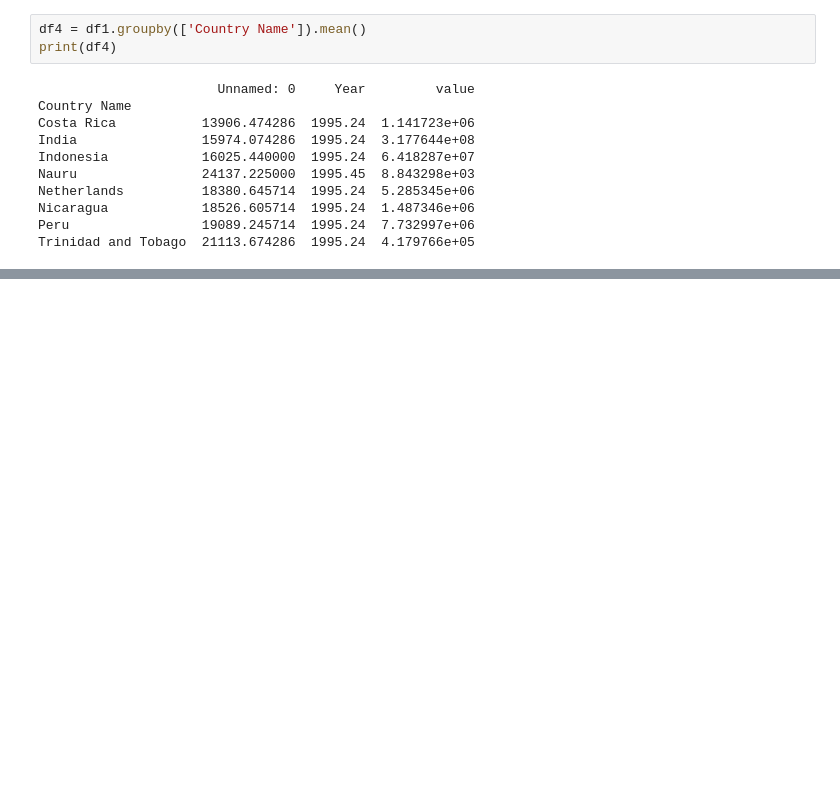
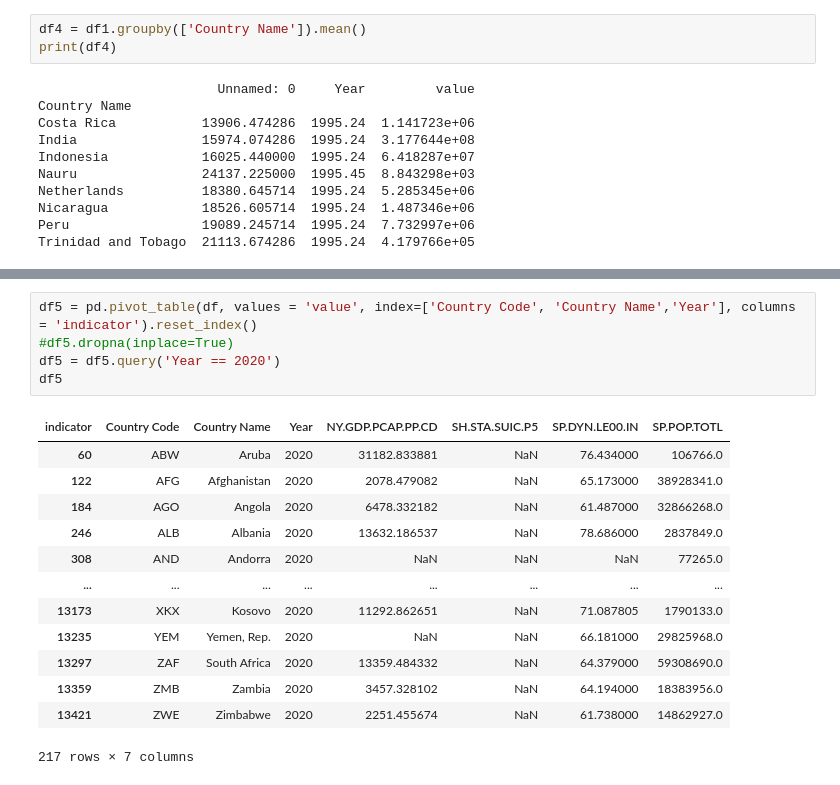
Before and after one commit to sowmith8899/data690_skola2, a Jupyter notebook: assignment_07/assignment_07.ipynb, the cells around one changed output, grey strips where cells are left out. Drawn from its saved outputs; the diff is of its cells as text; blank space fills up the shorter version.

```diff
--- a/assignment_07/assignment_07.ipynb
+++ b/assignment_07/assignment_07.ipynb
@@ -223,3 +223,22 @@ fig = px.line(df1, x='Year', y='value',color='Country Name',title='GDP rate of s
 fig.show()
 # %% [output]
 [interactive output not drawn]
+# %%
+df5 = pd.pivot_table(df, values = 'value', index=['Country Code', 'Country Name','Year'], columns = 'indicator').reset_index()
+#df5.dropna(inplace=True)
+df5 = df5.query('Year == 2020')
+df5
+# %% [output]
+| indicator | Country Code | Country Name | Year | NY.GDP.PCAP.PP.CD | SH.STA.SUIC.P5 | SP.DYN.LE00.IN | SP.POP.TOTL |
+| 60 | ABW | Aruba | 2020 | 31182.833881 | NaN | 76.434000 | 106766.0 |
+| 122 | AFG | Afghanistan | 2020 | 2078.479082 | NaN | 65.173000 | 38928341.0 |
+| 184 | AGO | Angola | 2020 | 6478.332182 | NaN | 61.487000 | 32866268.0 |
+| 246 | ALB | Albania | 2020 | 13632.186537 | NaN | 78.686000 | 2837849.0 |
+| 308 | AND | Andorra | 2020 | NaN | NaN | NaN | 77265.0 |
+| ... | ... | ... | ... | ... | ... | ... | ... |
+| 13173 | XKX | Kosovo | 2020 | 11292.862651 | NaN | 71.087805 | 1790133.0 |
+| 13235 | YEM | Yemen, Rep. | 2020 | NaN | NaN | 66.181000 | 29825968.0 |
+| 13297 | ZAF | South Africa | 2020 | 13359.484332 | NaN | 64.379000 | 59308690.0 |
+| 13359 | ZMB | Zambia | 2020 | 3457.328102 | NaN | 64.194000 | 18383956.0 |
+| 13421 | ZWE | Zimbabwe | 2020 | 2251.455674 | NaN | 61.738000 | 14862927.0 |
+217 rows × 7 columns
```
Also changed, not shown: parts of 1 cell of this notebook.
